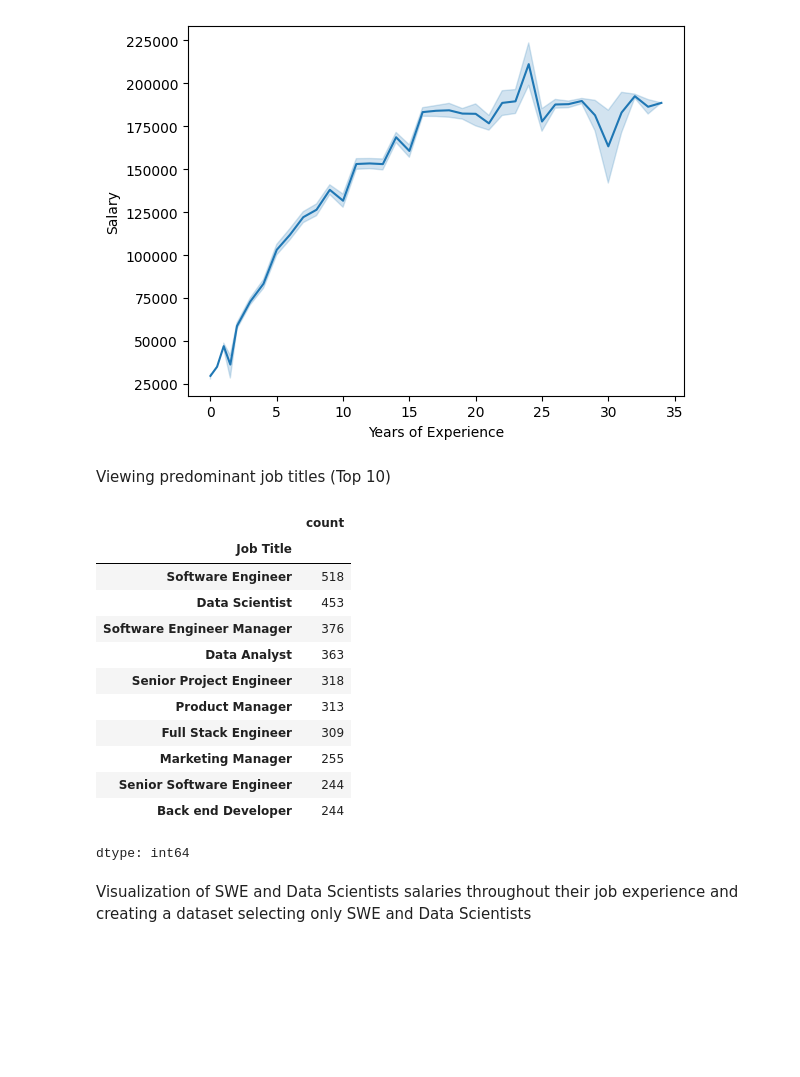
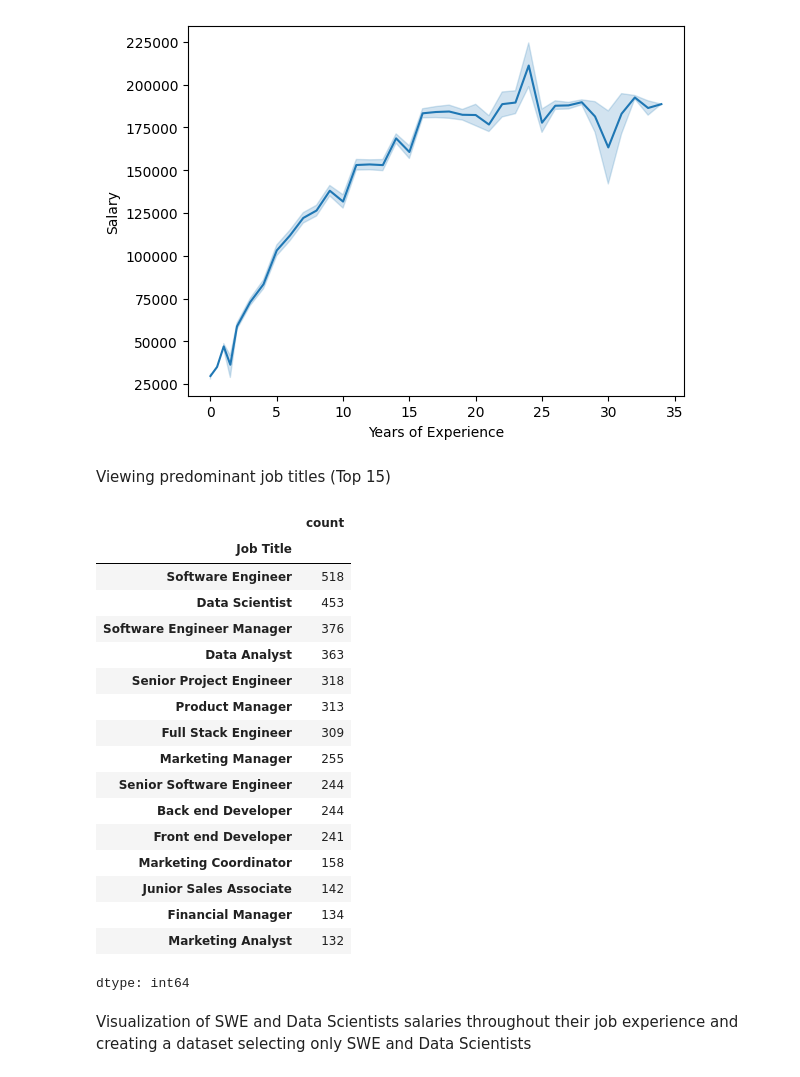
Before and after one commit to prokope/salary_analysis, a Jupyter notebook: salary_analysis.ipynb, the cells around one changed output. Cells and saved outputs as stored; diff of their text form; code cells hidden in the pictures; blank space fills up the shorter version.

```diff
--- a/salary_analysis.ipynb
+++ b/salary_analysis.ipynb
@@ -46,23 +46,28 @@ sns.lineplot(x=salary_data["Years of Experience"], y=salary_data["Salary"])
 <Axes: xlabel='Years of Experience', ylabel='Salary'>
 [figure]
 # %% [markdown]
-Viewing predominant job titles (Top 10)
+Viewing predominant job titles (Top 15)
 # %%
-predominant_roles = salary_data["Job Title"].value_counts().iloc[:10]
+predominant_roles = salary_data["Job Title"].value_counts().iloc[:15]
 predominant_roles
 # %% [output]
 |  | count |
 | Job Title |  |
 | Software Engineer | 518 |
 | Data Scientist | 453 |
 | Software Engineer Manager | 376 |
 | Data Analyst | 363 |
 | Senior Project Engineer | 318 |
 | Product Manager | 313 |
 | Full Stack Engineer | 309 |
 | Marketing Manager | 255 |
 | Senior Software Engineer | 244 |
 | Back end Developer | 244 |
+| Front end Developer | 241 |
+| Marketing Coordinator | 158 |
+| Junior Sales Associate | 142 |
+| Financial Manager | 134 |
+| Marketing Analyst | 132 |
 dtype: int64
 # %% [markdown]
 Visualization of SWE and Data Scientists salaries throughout their job experience and creating a dataset selecting only SWE and Data Scientists
```
Also changed, not shown: parts of 2 cells of this notebook.
